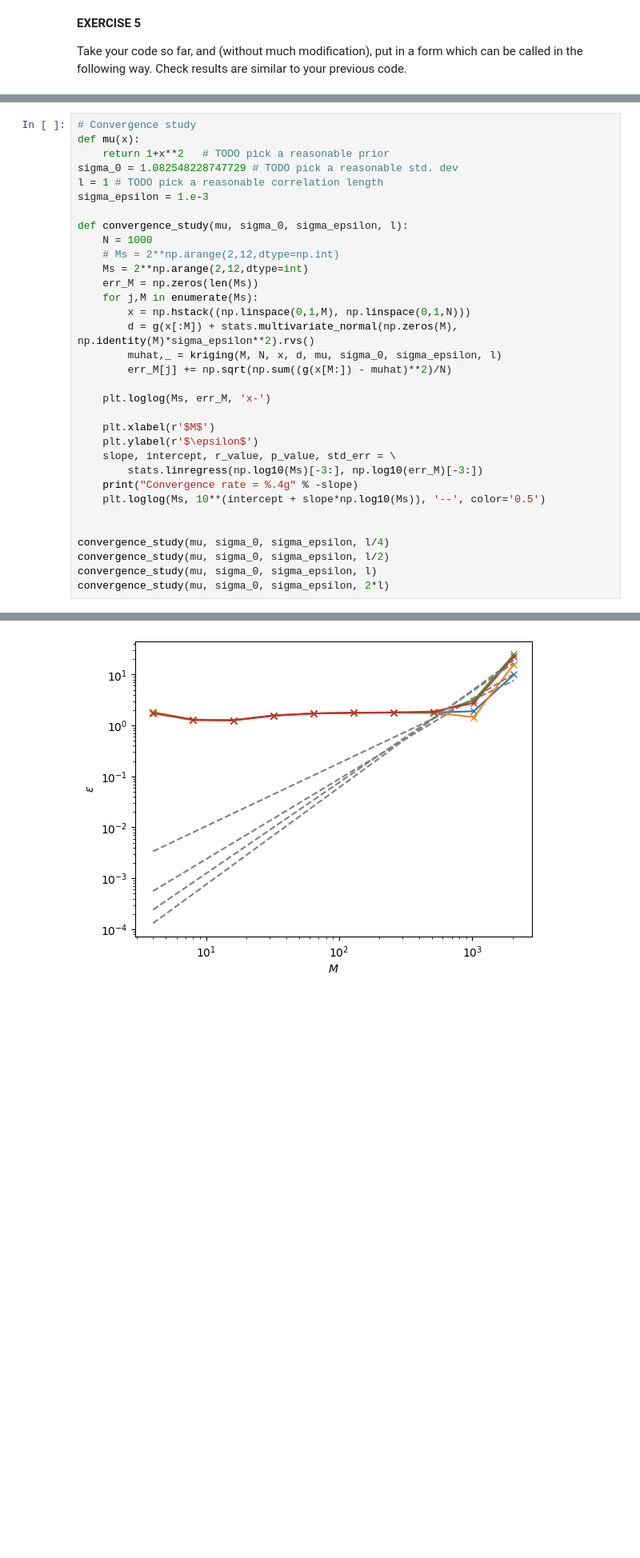
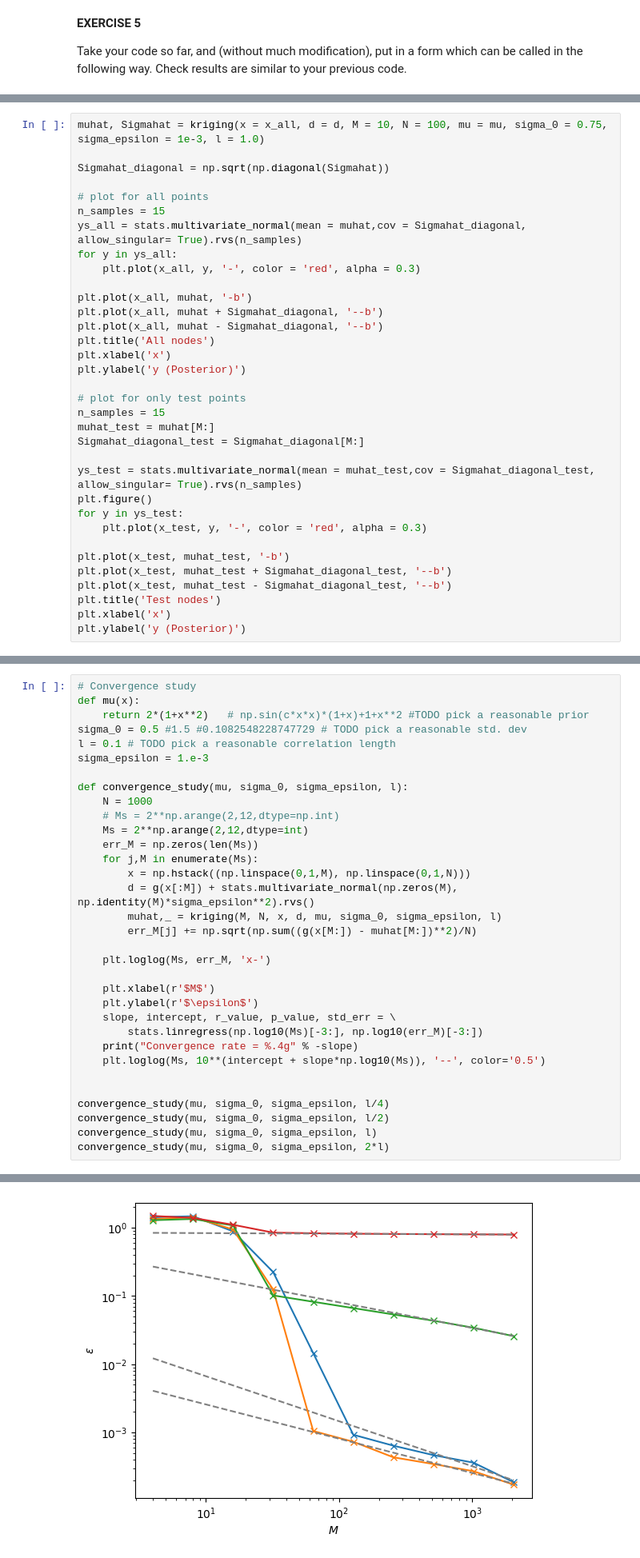
Before and after one commit to msahirs/CFD_IV, a Jupyter notebook: Tutorial2.ipynb, the cells around one changed output, grey strips where cells are left out. Shown: that part at 80% size. Drawn from its saved outputs; the diff is of its cells as text; blank space fills up the shorter version.

```diff
--- a/Tutorial2.ipynb
+++ b/Tutorial2.ipynb
@@ -303,0 +296,34 @@ x: ((110,),)mu: (110,), K: (110, 10), d: (10,), H: (10, 110)
+# %%
+muhat, Sigmahat = kriging(x = x_all, d = d, M = 10, N = 100, mu = mu, sigma_0 = 0.75, sigma_epsilon = 1e-3, l = 1.0)
+
+Sigmahat_diagonal = np.sqrt(np.diagonal(Sigmahat))
+
+# plot for all points
+n_samples = 15
+ys_all = stats.multivariate_normal(mean = muhat,cov = Sigmahat_diagonal, allow_singular= True).rvs(n_samples)
+for y in ys_all:
+    plt.plot(x_all, y, '-', color = 'red', alpha = 0.3)
+
+plt.plot(x_all, muhat, '-b')
+plt.plot(x_all, muhat + Sigmahat_diagonal, '--b')
+plt.plot(x_all, muhat - Sigmahat_diagonal, '--b')
+plt.title('All nodes')
+plt.xlabel('x')
+plt.ylabel('y (Posterior)')
+
+# plot for only test points
+n_samples = 15
+muhat_test = muhat[M:]
+Sigmahat_diagonal_test = Sigmahat_diagonal[M:]
+
+ys_test = stats.multivariate_normal(mean = muhat_test,cov = Sigmahat_diagonal_test, allow_singular= True).rvs(n_samples)
+plt.figure()
+for y in ys_test:
+    plt.plot(x_test, y, '-', color = 'red', alpha = 0.3)
+
+plt.plot(x_test, muhat_test, '-b')
+plt.plot(x_test, muhat_test + Sigmahat_diagonal_test, '--b')
+plt.plot(x_test, muhat_test - Sigmahat_diagonal_test, '--b')
+plt.title('Test nodes')
+plt.xlabel('x')
+plt.ylabel('y (Posterior)')
@@ -315,9 +350,9 @@ Which of the 3 parameters $\mu$, $\sigma_0$, $l$ is the most important for the c
 # %%
 # Convergence study
 def mu(x):
-    return 1+x**2   # TODO pick a reasonable prior
-sigma_0 = 1.082548228747729 # TODO pick a reasonable std. dev
-l = 1 # TODO pick a reasonable correlation length
+    return 2*(1+x**2)   # np.sin(c*x*x)*(1+x)+1+x**2 #TODO pick a reasonable prior
+sigma_0 = 0.5 #1.5 #0.1082548228747729 # TODO pick a reasonable std. dev
+l = 0.1 # TODO pick a reasonable correlation length
 sigma_epsilon = 1.e-3
 
 def convergence_study(mu, sigma_0, sigma_epsilon, l):
@@ -329,7 +364,7 @@ def convergence_study(mu, sigma_0, sigma_epsilon, l):
         x = np.hstack((np.linspace(0,1,M), np.linspace(0,1,N)))
         d = g(x[:M]) + stats.multivariate_normal(np.zeros(M), np.identity(M)*sigma_epsilon**2).rvs()
         muhat,_ = kriging(M, N, x, d, mu, sigma_0, sigma_epsilon, l)
-        err_M[j] += np.sqrt(np.sum((g(x[M:]) - muhat)**2)/N)
+        err_M[j] += np.sqrt(np.sum((g(x[M:]) - muhat[M:])**2)/N)
 
     plt.loglog(Ms, err_M, 'x-')
 
@@ -366 +388 @@ Convergence rate = -1.787
-[figure, old version]
+[figure, new version]
```
Also changed, not shown: parts of 11 cells of this notebook.
